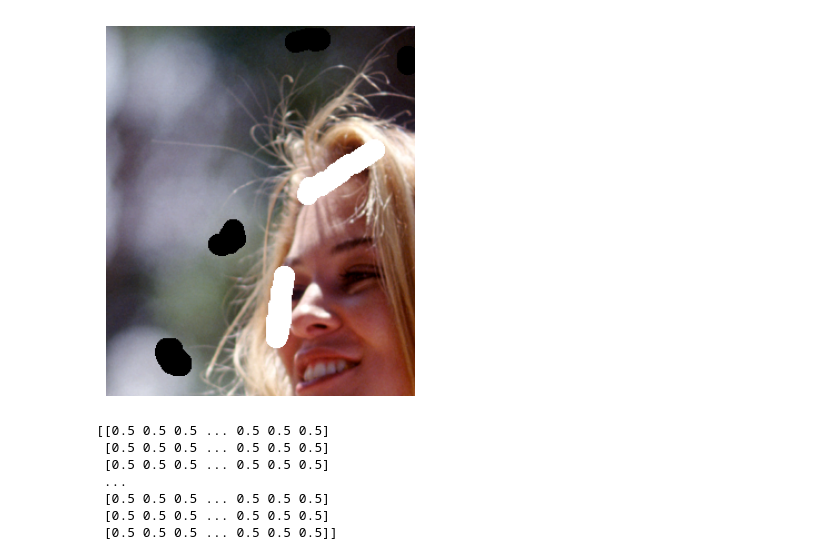
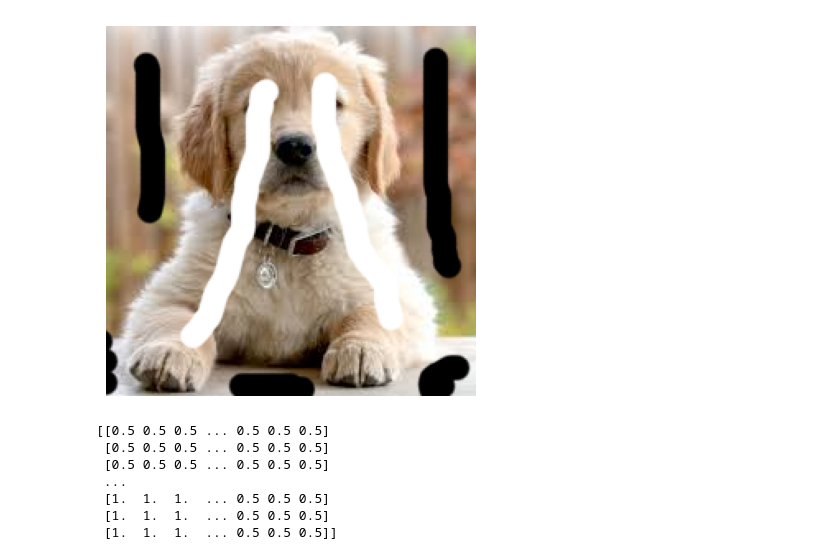
Before and after one commit to reproductible-research/image-matting-with-a-closed-form-solution, a Jupyter notebook: image_matting.ipynb, the cells around one changed output. Cells and saved outputs as stored; diff of their text form; code cells hidden in the pictures.

```diff
--- a/image_matting.ipynb
+++ b/image_matting.ipynb
@@ -14,27 +25,28 @@ plt.show()
 # %%
-image_scribles = r"C:\Users\abdel\OneDrive\Desktop\MVA\Project RR\closed-form-matting-master\testdata\KNhair_m.bmp"
+#Scribles
+image_scribles = r"MVA\Image-Matting-with-A-Closed-Form-Solution\scribles.png"
 image_scribles =cv2.imread(image_scribles, cv2.IMREAD_COLOR)
 #image_scribles=image_input
 
 scribbles=image_scribles/ 255.0
 plt.imshow(cv2.cvtColor(image_scribles, cv2.COLOR_BGR2RGB))
 plt.axis('off')  # Turn off axis labels
 plt.show()
 # %% [output]
-[figure, old version]
+[figure, new version]
 # %%
 import numpy as np
 #We calculate the initial assumption
-prior = np.sign(np.sum(image - image, axis=2)) / 2 + 0.5
+prior = np.sign(np.sum(image - scribbles, axis=2)) / 2 + 0.5
 print(prior)
 # %% [output]
 [[0.5 0.5 0.5 ... 0.5 0.5 0.5]
  [0.5 0.5 0.5 ... 0.5 0.5 0.5]
  [0.5 0.5 0.5 ... 0.5 0.5 0.5]
  ...
- [0.5 0.5 0.5 ... 0.5 0.5 0.5]
- [0.5 0.5 0.5 ... 0.5 0.5 0.5]
- [0.5 0.5 0.5 ... 0.5 0.5 0.5]]
+ [1.  1.  1.  ... 0.5 0.5 0.5]
+ [1.  1.  1.  ... 0.5 0.5 0.5]
+ [1.  1.  1.  ... 0.5 0.5 0.5]]
 # %%
 #Constant map
 consts_map = prior != 0.5
```
Also changed, not shown: parts of 11 cells of this notebook, 6 other files.
